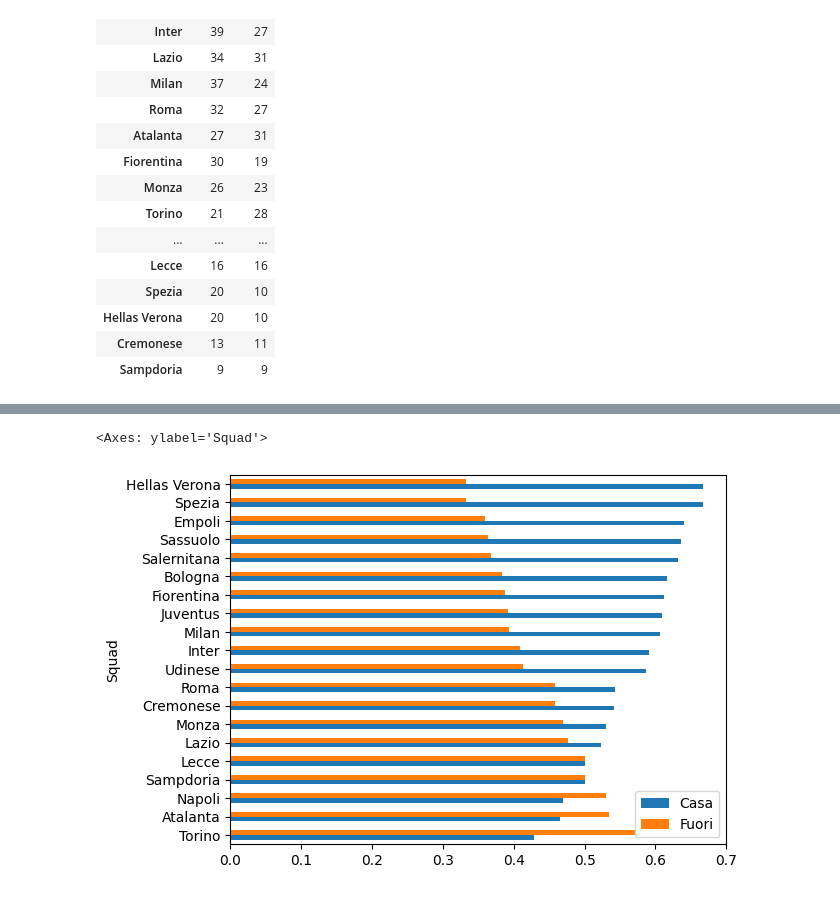
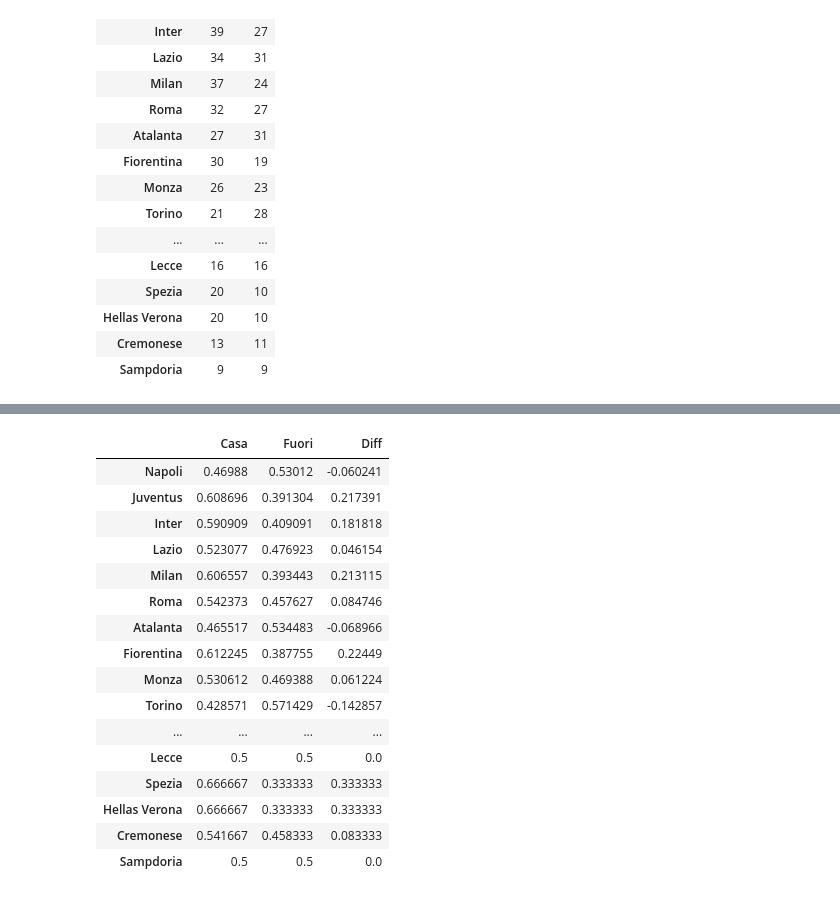
Before and after one commit to Weinsz/SciViz-SerieA-2022-23, a Jupyter notebook: Misc/Rendimento_Casa-Fuori.ipynb, the cells around one changed output, grey strips where cells are left out. Cells and saved outputs as stored; diff of their text form; code cells hidden in the pictures.

```diff
--- a/Misc/Rendimento_Casa-Fuori.ipynb
+++ b/Misc/Rendimento_Casa-Fuori.ipynb
@@ -38,13 +75,29 @@ df_sum = calc_diff(df)
 # %%
 def calc_percent(data):
-    df = pd.DataFrame(index=data.index, columns=data.columns)
+    df = pd.DataFrame(index=data.index, columns=['Casa', 'Fuori', 'Diff'])
     for x in data.itertuples():
         tot = x.Casa + x.Fuori
         df.loc[x.Index].Casa = x.Casa / tot
         df.loc[x.Index].Fuori = x.Fuori / tot
         df.loc[x.Index].Diff = x.Diff / tot
     return df
-calc_percent(df_sum).sort_values(by='Diff')[['Casa', 'Fuori']].plot.barh()
+#calc_percent(df_sum).sort_values(by='Diff')[['Casa', 'Fuori']].plot.barh(stacked=True)
+calc_percent(df_sum)
 # %% [output]
-<Axes: ylabel='Squad'>
-[figure, removed]
+|  | Casa | Fuori | Diff |
+| Napoli | 0.46988 | 0.53012 | -0.060241 |
+| Juventus | 0.608696 | 0.391304 | 0.217391 |
+| Inter | 0.590909 | 0.409091 | 0.181818 |
+| Lazio | 0.523077 | 0.476923 | 0.046154 |
+| Milan | 0.606557 | 0.393443 | 0.213115 |
+| Roma | 0.542373 | 0.457627 | 0.084746 |
+| Atalanta | 0.465517 | 0.534483 | -0.068966 |
+| Fiorentina | 0.612245 | 0.387755 | 0.22449 |
+| Monza | 0.530612 | 0.469388 | 0.061224 |
+| Torino | 0.428571 | 0.571429 | -0.142857 |
+| ... | ... | ... | ... |
+| Lecce | 0.5 | 0.5 | 0.0 |
+| Spezia | 0.666667 | 0.333333 | 0.333333 |
+| Hellas Verona | 0.666667 | 0.333333 | 0.333333 |
+| Cremonese | 0.541667 | 0.458333 | 0.083333 |
+| Sampdoria | 0.5 | 0.5 | 0.0 |
```
Also changed, not shown: parts of 8 cells of this notebook, 2 other files.
